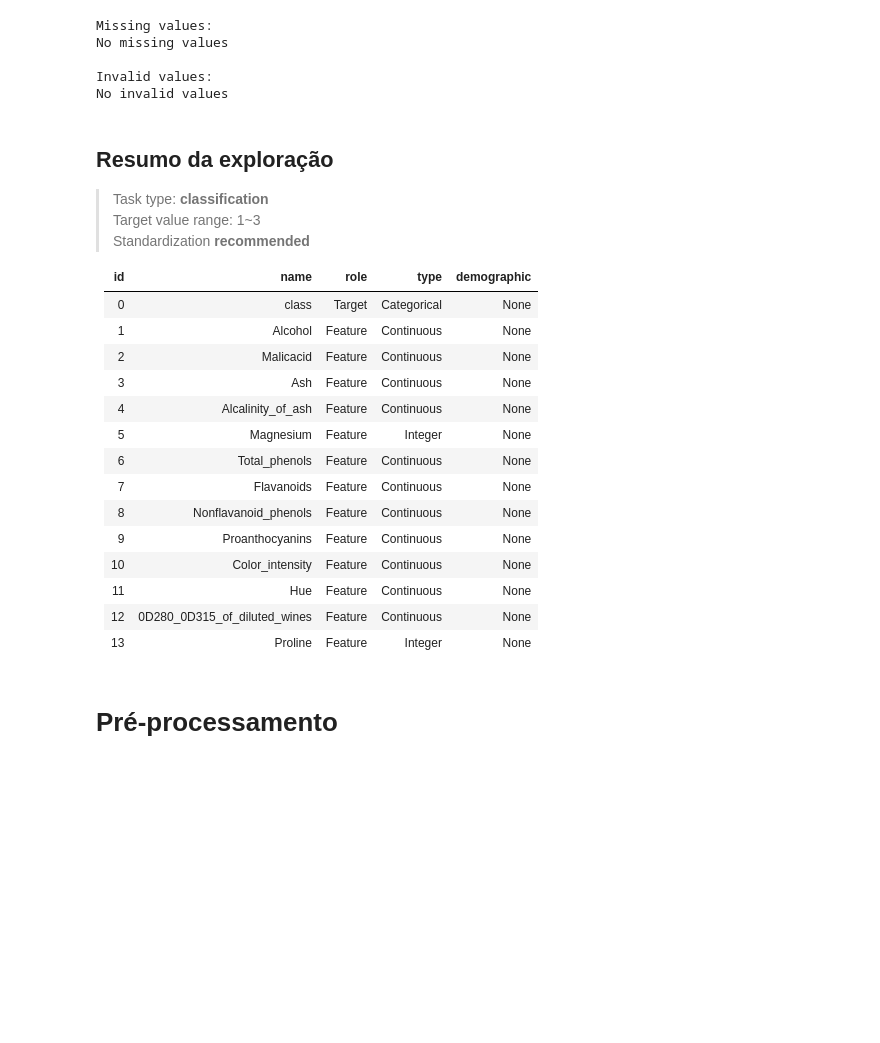
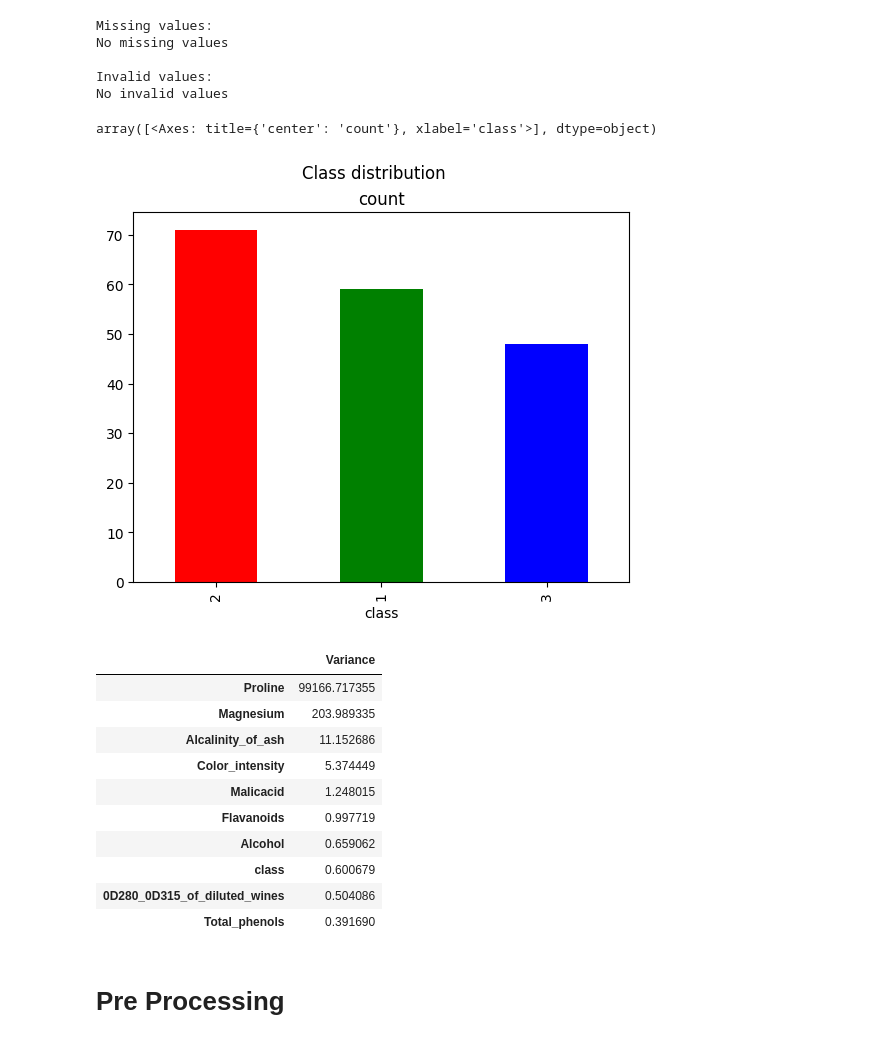
Before and after one commit to rafflezs/Atividades-Mestrado-ICMC, a Jupyter notebook: DeepLearning/Projeto-1-MLP/src/wine_classification.ipynb, the cells around one changed output. Saved outputs shown, nothing was run; the diff lists cells and outputs as text; code cells hidden in the pictures; blank space fills up the shorter version.

```diff
--- a/DeepLearning/Projeto-1-MLP/src/wine_classification.ipynb
+++ b/DeepLearning/Projeto-1-MLP/src/wine_classification.ipynb
@@ -6,5 +7,5 @@ import pandas as pd
 # %%
-wine_df = pd.read_csv('https://archive.ics.uci.edu/static/public/109/data.csv')
+wine_df = pd.read_csv('../data/wine.csv')
 
 display(wine_df.head())
 # %% [output]
@@ -29,28 +30,27 @@ No missing values
 
 Invalid values:
 No invalid values
-# %% [markdown]
-## Resumo da exploração
-
-> Task type: __classification__
-> Target value range: 1~3
-> Standardization __recommended__
-
-| id | name                          | role   | type        | demographic |
-|----|-------------------------------|--------|-------------|-------------|
-| 0  | class                         | Target | Categorical | None        |
-| 1  | Alcohol                       | Feature| Continuous  | None        |
-| 2  | Malicacid                     | Feature| Continuous  | None        |
-| 3  | Ash                           | Feature| Continuous  | None        |
-| 4  | Alcalinity_of_ash             | Feature| Continuous  | None        |
-| 5  | Magnesium                     | Feature| Integer     | None        |
-| 6  | Total_phenols                 | Feature| Continuous  | None        |
-| 7  | Flavanoids                    | Feature| Continuous  | None        |
-| 8  | Nonflavanoid_phenols          | Feature| Continuous  | None        |
-| 9  | Proanthocyanins               | Feature| Continuous  | None        |
-| 10 | Color_intensity               | Feature| Continuous  | None        |
-| 11 | Hue                           | Feature| Continuous  | None        |
-| 12 | 0D280_0D315_of_diluted_wines  | Feature| Continuous  | None        |
-| 13 | Proline                       | Feature| Integer     | None        |
-# %% [markdown]
-# Pré-processamento
+# %%
+wine_df['class'].value_counts().plot.bar(color=['red', 'green', 'blue'], subplots=True, x='Class', y='Count', title='Class distribution')
+# %% [output]
+array([<Axes: title={'center': 'count'}, xlabel='class'>], dtype=object)
+[figure, added]
+# %%
+most_variate_columns = pd.DataFrame(wine_df.var().sort_values(ascending=False).head(10), columns=['Variance'], index=None)
+display(most_variate_columns)
+most_variate_columns = most_variate_columns.index.tolist()
+top_5_columns = most_variate_columns[:5]
+# %% [output]
+|  | Variance |
+| Proline | 99166.717355 |
+| Magnesium | 203.989335 |
+| Alcalinity_of_ash | 11.152686 |
+| Color_intensity | 5.374449 |
+| Malicacid | 1.248015 |
+| Flavanoids | 0.997719 |
+| Alcohol | 0.659062 |
+| class | 0.600679 |
+| 0D280_0D315_of_diluted_wines | 0.504086 |
+| Total_phenols | 0.391690 |
+# %% [markdown]
+# Pre Processing
```
Also changed, not shown: parts of 17 cells of this notebook, 20 other files.
